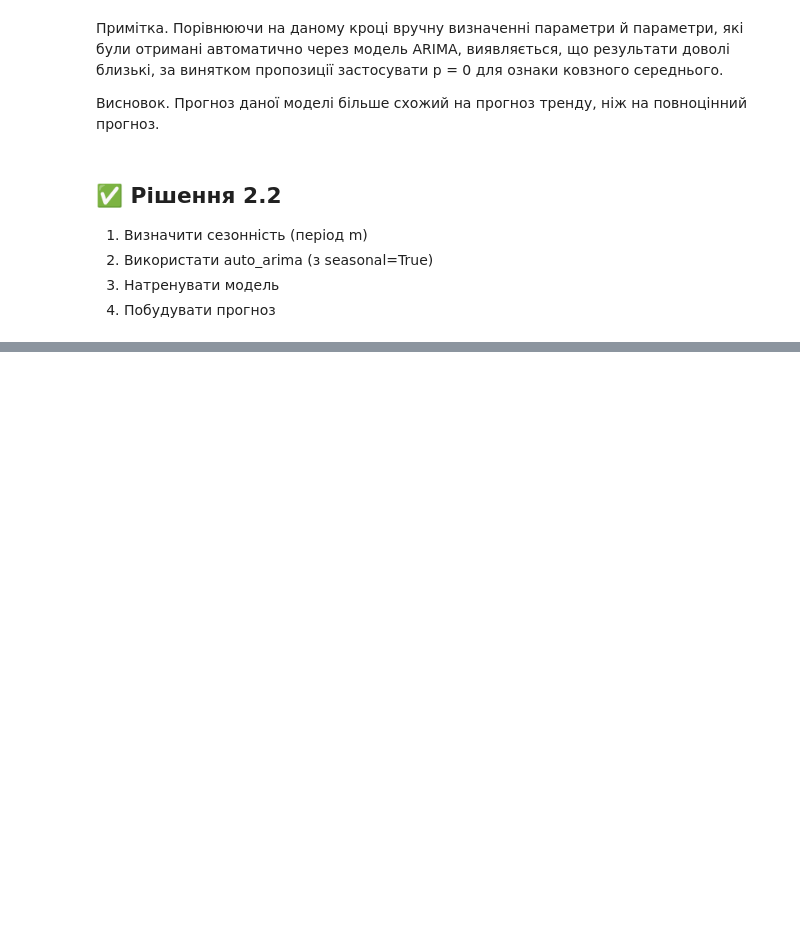
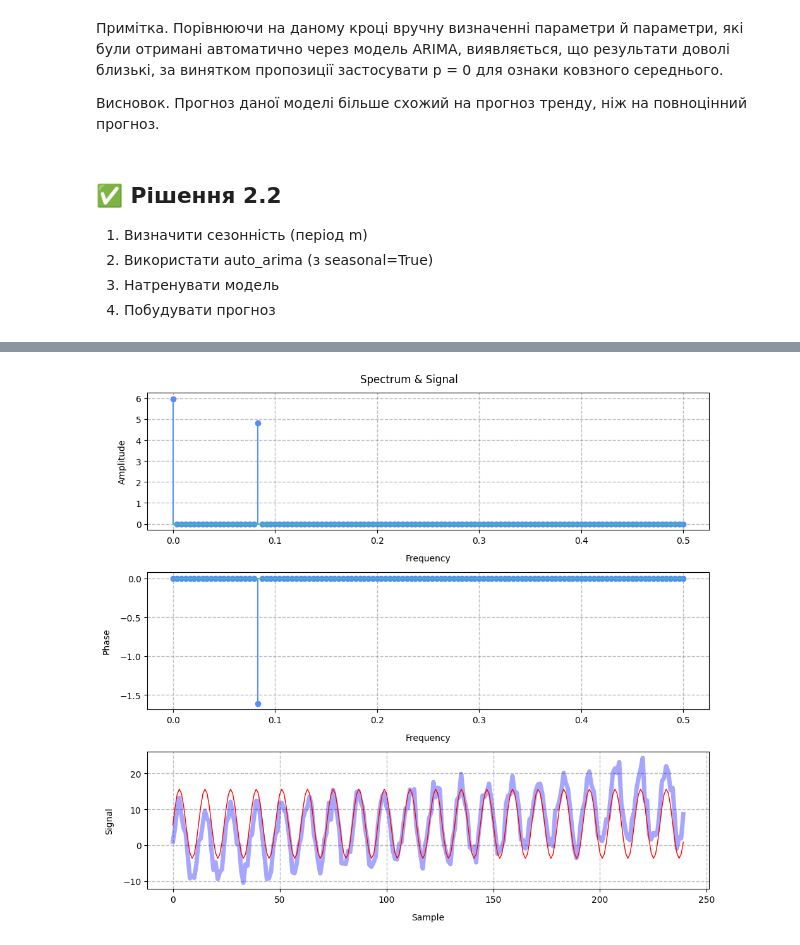
Before and after one commit to BogdanPinchuk/DataScience-PBY_HW16, a Jupyter notebook: Bohdan_Pinchuk_DS_HW16.ipynb, the cells around one changed output, grey strips where cells are left out. Saved outputs shown, nothing was run; the diff lists cells and outputs as text; code cells hidden in the pictures; blank space fills up the shorter version.

Commit message:
[Homework16] - fixed filtering frequencies

```diff
--- a/Bohdan_Pinchuk_DS_HW16.ipynb
+++ b/Bohdan_Pinchuk_DS_HW16.ipynb
@@ -883,49 +883,55 @@ save_size = 0.17
 save_level = 0.5
 temp_df = df_seasonal.copy()
 temp_df["id"] = temp_df.index
-original_array = temp_df["y"].to_numpy()
+original_data = temp_df["y"].to_numpy()
 
 # Solution
-n_array = len(original_array)
-spectrum, amplitudes, phases, frequencies = fr.get_signal_spectrum(original_array)
-n_spectrum = len(spectrum)
+_ = fr.modify_signal_spectrum(original_data, vr_upper_lim=save_level, figsize=(10, 9))
 
-max_amplitude = np.max(np.abs(amplitudes))
-drop_amplitude = max_amplitude * save_level
+# _ = fr.modify_signal_spectrum(original_array, hr_lower_lim=save_size, vr_upper_lim=save_level, figsize=(10, 9))
+# _ = fr.modify_signal_spectrum(original_array, vr_upper_lim=0.05, figsize=(10, 9))
+# _ = fr.modify_signal_spectrum(original_array, figsize=(10, 9))
 
-n_save = int(n_spectrum * save_size)
-
-changed_amplitudes = []
-changed_phases = []
-
-for idx in range(n_spectrum):
-    amplitude = amplitudes[idx]
-    phase = phases[idx]
-
-    if idx > n_save:
-        amplitude = 0.0
-        phase = 0.0
-
-    if np.abs(amplitude) < drop_amplitude:
-        amplitude = 0.0
-        phase = 0.0
-
-    changed_amplitudes.append(amplitude)
-    changed_phases.append(phase)
-
-changed_amplitudes = np.asarray(changed_amplitudes)
-changed_phases = np.asarray(changed_phases)
-
-recovered_spectrum = changed_amplitudes * np.exp(1j * changed_phases) * n_array
-recovered_array = irfft(recovered_spectrum, n=n_array)
+# n_array = len(original_array)
+# spectrum, amplitudes, phases, frequencies = fr.get_signal_spectrum(original_array)
+# n_spectrum = len(spectrum)
+#
+# max_amplitude = np.max(np.abs(amplitudes))
+# drop_amplitude = max_amplitude * save_level
+#
+# n_save = int(n_spectrum * save_size)
+#
+# changed_amplitudes = []
+# changed_phases = []
+#
+# for idx in range(n_spectrum):
+#     amplitude = amplitudes[idx]
+#     phase = phases[idx]
+#
+#     if idx > n_save:
+#         amplitude = 0.0
+#         phase = 0.0
+#
+#     if np.abs(amplitude) < drop_amplitude:
+#         amplitude = 0.0
+#         phase = 0.0
+#
+#     changed_amplitudes.append(amplitude)
+#     changed_phases.append(phase)
+#
+# changed_amplitudes = np.asarray(changed_amplitudes)
+# changed_phases = np.asarray(changed_phases)
+#
+# recovered_spectrum = changed_amplitudes * np.exp(1j * changed_phases) * n_array
+# recovered_array = irfft(recovered_spectrum, n=n_array)
 
 
-index_phase = np.argmax(np.abs(changed_phases))
-print("index_phase", index_phase)
-frequency = frequencies[index_phase]
-print("frequency", frequency)
-lag = 1 / frequency
-print("lag", lag)
+# index_phase = np.argmax(np.abs(changed_phases))
+# print("index_phase", index_phase)
+# frequency = frequencies[index_phase]
+# print("frequency", frequency)
+# lag = 1 / frequency
+# print("lag", lag)
 
 # Print/show results
 # display(Markdown(f"**Спертр оригінального сигналу: {ds_seasonal_name}**"))
@@ -937 +940,2 @@ lag 12.0
+[figure, added]
 # %%
```
Also changed, not shown: parts of 3 cells of this notebook, 1 other file.
